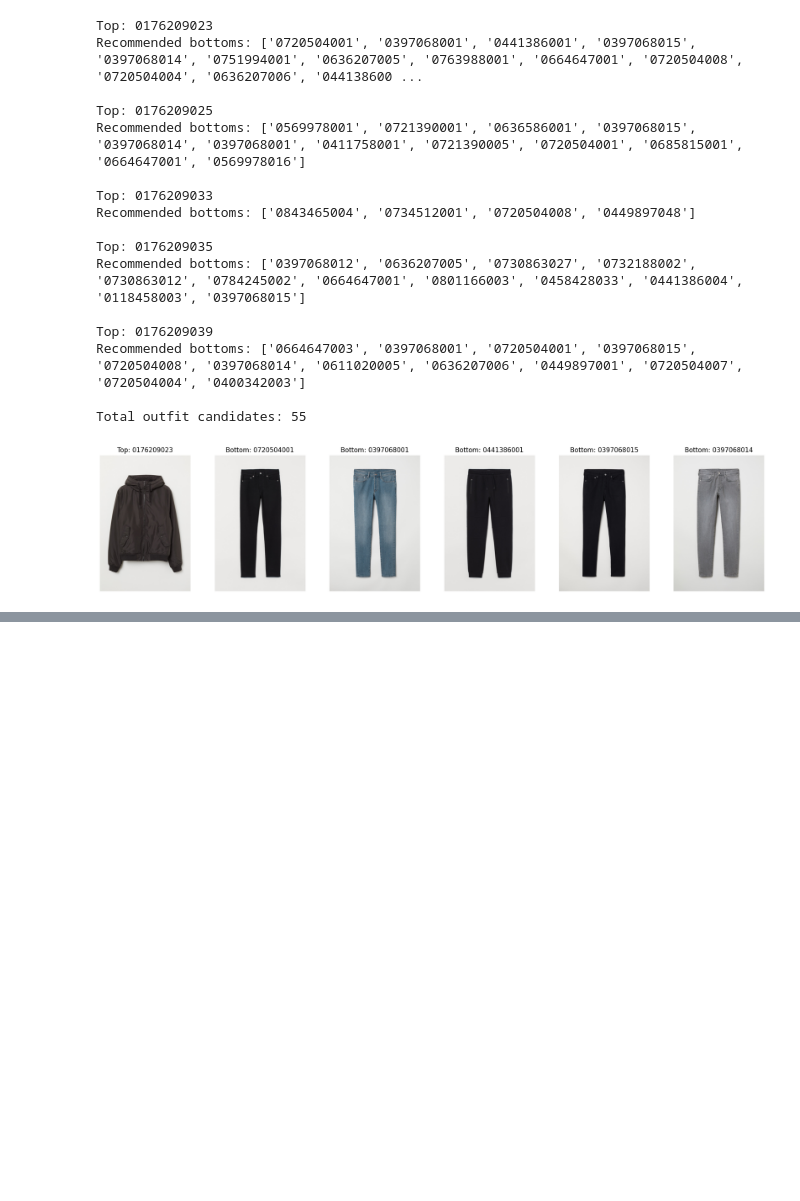
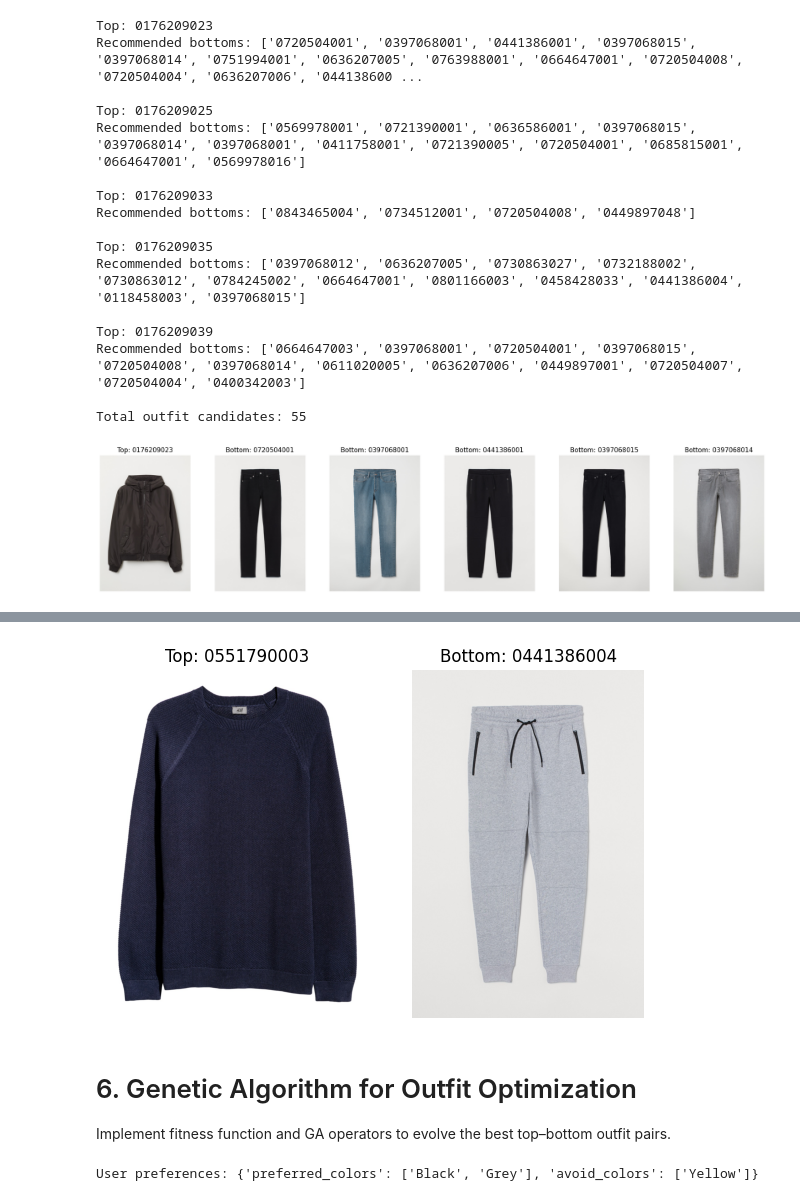
Before and after one commit to victorjongsoon/fashion-recommender, a Jupyter notebook: scripts/h_and_m_analysis.ipynb, the cells around one changed output, grey strips where cells are left out. Cells and saved outputs as stored; diff of their text form; code cells hidden in the pictures; blank space fills up the shorter version.

Commit message:
do ga but fail because it recommends same top with different bottoms

```diff
--- a/scripts/h_and_m_analysis.ipynb
+++ b/scripts/h_and_m_analysis.ipynb
@@ -348,0 +402,20 @@ show_outfit(top_id, bottom_ids)
+# %%
+show_outfit("0551790003", ["0441386004"])
+# %% [output]
+[figure, added]
+# %% [markdown]
+# 6. Genetic Algorithm for Outfit Optimization
+Implement fitness function and GA operators to evolve the best top–bottom outfit pairs.
+# %%
+# User preferences for color-based scoring
+user_preferences = {
+    "preferred_colors": ["Black", "Grey"],
+    "avoid_colors": ["Yellow"]
+}
+
+# Precompute article color mapping
+article_color = articles.set_index("article_id")["colour_group_name"].to_dict()
+
+print("User preferences:", user_preferences)
+# %% [output]
+User preferences: {'preferred_colors': ['Black', 'Grey'], 'avoid_colors': ['Yellow']}
```
Also changed, not shown: parts of 7 cells of this notebook.
